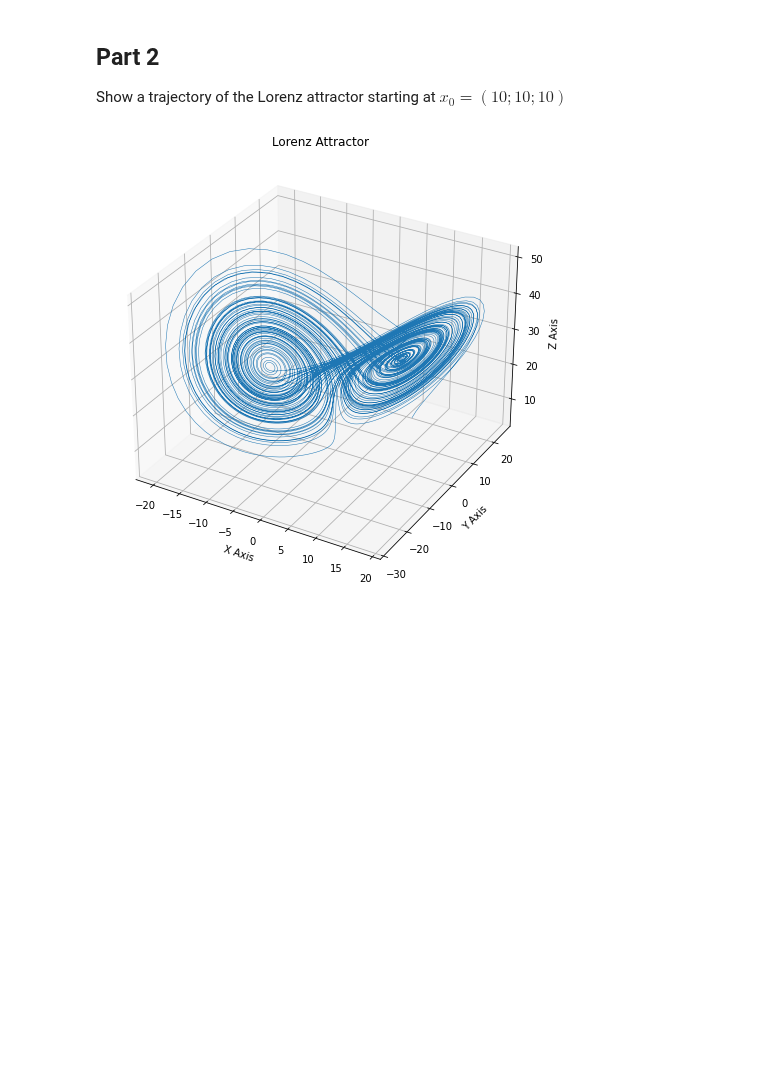
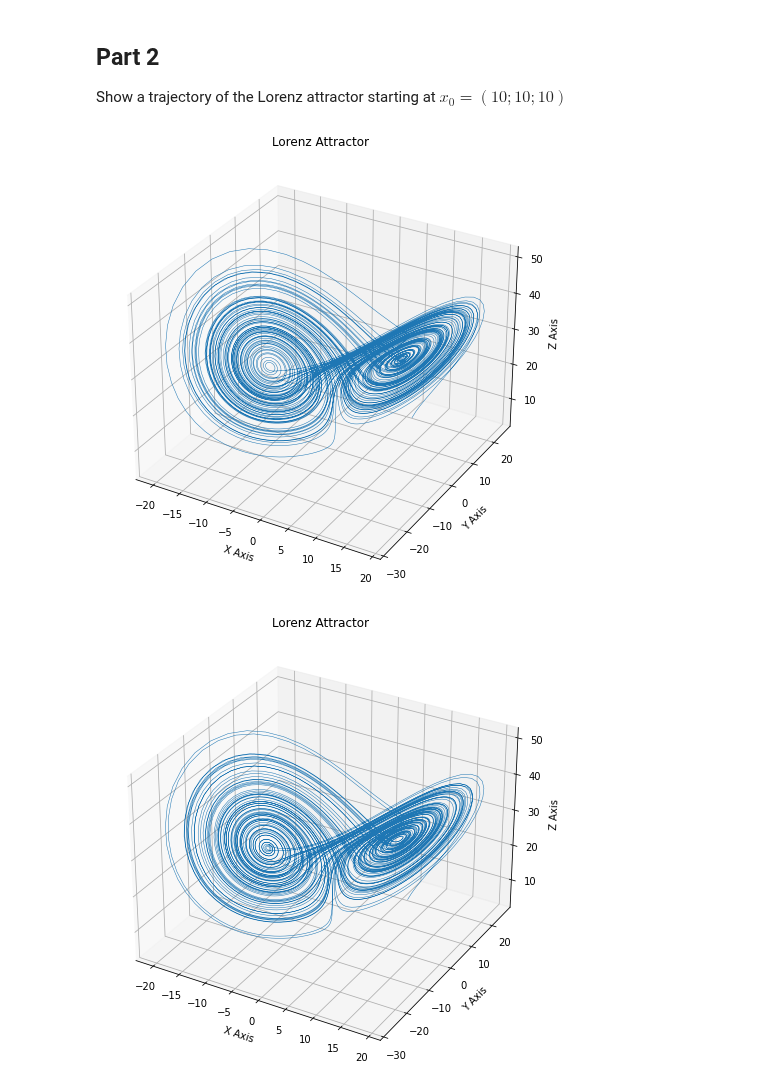
Before and after one commit to AlexPasqua/MLCMS-exercises, a Jupyter notebook: EX3/task4.ipynb, the cells around one changed output. Saved outputs shown, nothing was run; the diff lists cells and outputs as text; code cells hidden in the pictures; blank space fills up the shorter version.

```diff
--- a/EX3/task4.ipynb
+++ b/EX3/task4.ipynb
@@ -50,6 +52,8 @@ with some exceptions where the steady states become 3 again.
 ## Part 2
 Show a trajectory of the Lorenz attractor starting at $x_0 = (10; 10; 10)$
 # %%
-lorenz_traj(start_x=(10, 10, 10), s=10, b=2.667, r=28)
+x1 = lorenz_traj(start_x=(10, 10, 10), s=10, b=2.667, r=28)
+x2 = lorenz_traj(start_x=(10+1e-8, 10, 10), s=10, b=2.667, r=28)
 # %% [output]
 [figure]
+[figure, added]
```
Also changed, not shown: parts of 3 cells of this notebook, 1 other file.
